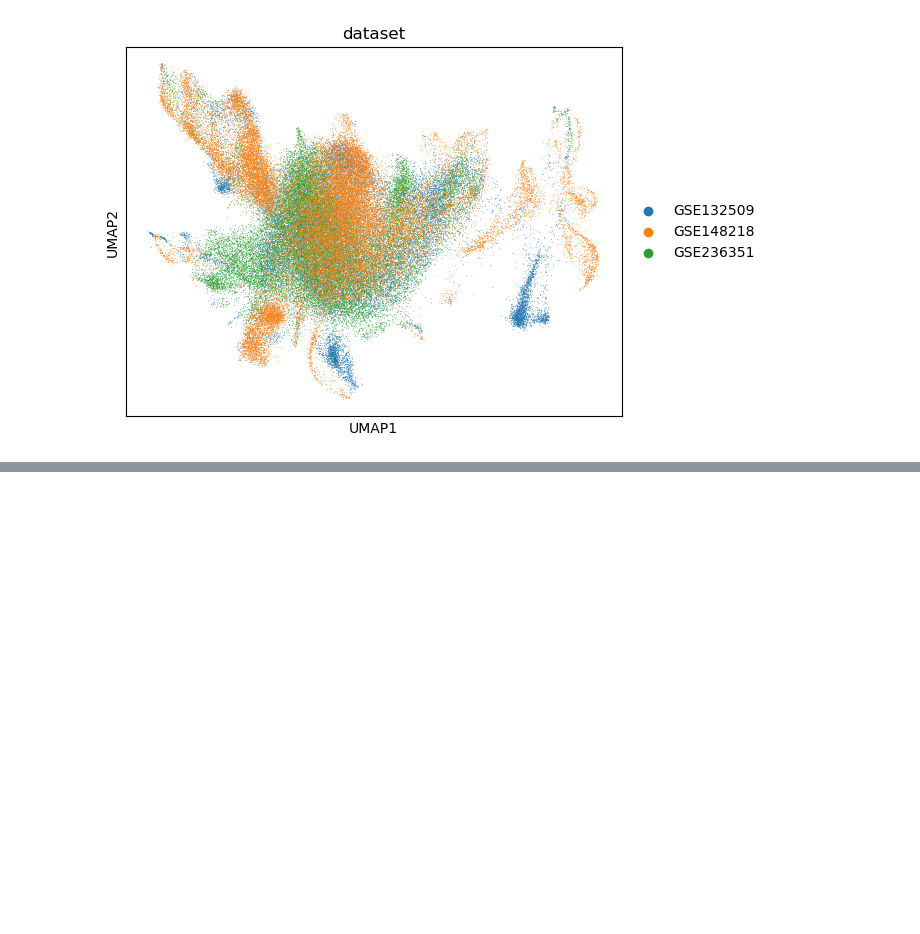
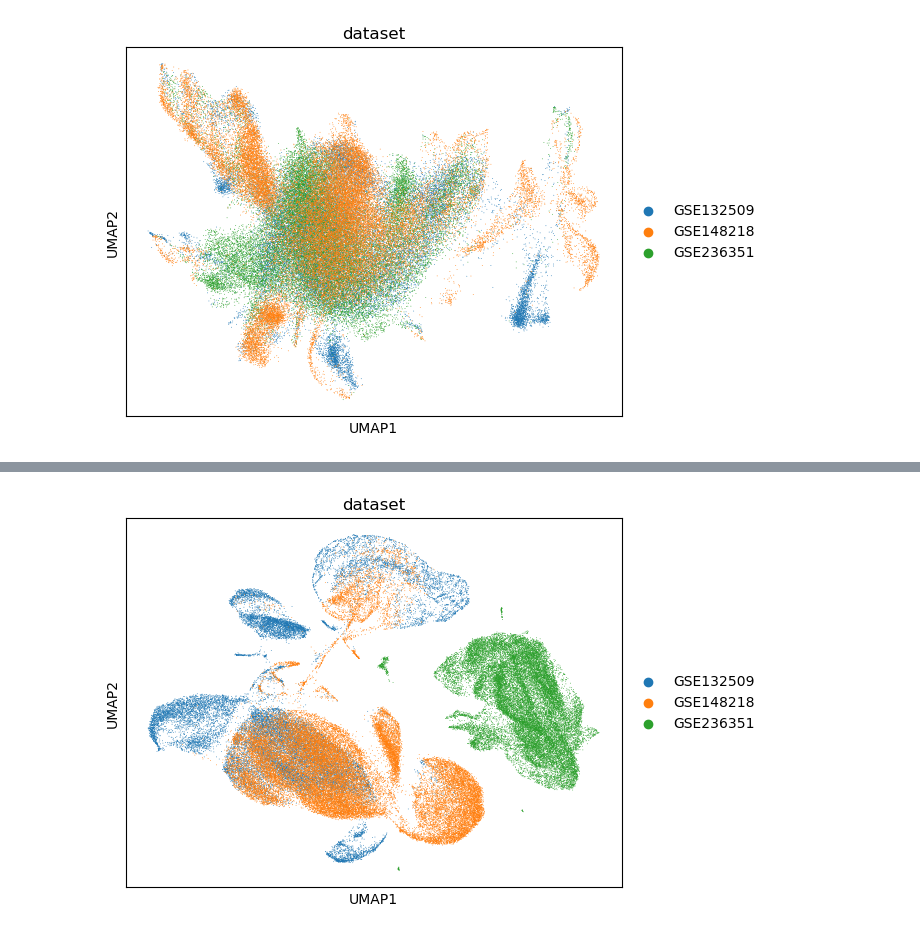
Before and after one commit to tuonglab/pan-paedcancer-scrnaseq, a Jupyter notebook: notebooks/integration.ipynb, the cells around one changed output, grey strips where cells are left out. Drawn from its saved outputs; the diff is of its cells as text; code cells hidden in the pictures; blank space fills up the shorter version.

```diff
--- a/notebooks/integration.ipynb
+++ b/notebooks/integration.ipynb
@@ -211,0 +333,9 @@ sc.pl.umap(adata_unintegrated, color=['dataset'])
+# %%
+# Split the meta AnnData
+adatas_filtered_hvg = []
+
+for batch in adatas_filtered_hvg_all.obs['batch'].unique():
+    adatas_filtered_hvg.append(adatas_filtered_hvg_all[adatas_filtered_hvg_all.obs['batch']==batch].copy())
+
+print(len(adatas_filtered_hvg))
+print(adatas_filtered_hvg[0])
@@ -211,0 +351,9 @@ sc.pl.umap(adata_unintegrated, color=['dataset'])
+# %%
+# Now we run Scanorama on the split data.
+import scanorama
+
+corrected = scanorama.correct_scanpy(adatas_filtered_hvg, return_dimred=True)
+
+# Concatenate the integrated AnnData objects
+adata_integrated = sc.AnnData.concatenate(*corrected)
+print(adata_integrated)
@@ -211,0 +382,4 @@ sc.pl.umap(adata_unintegrated, color=['dataset'])
+# %%
+sc.pl.umap(adata_integrated, color=['dataset'])
+# %% [output]
+[figure, added]
```
Also changed, not shown: parts of 15 cells of this notebook.
